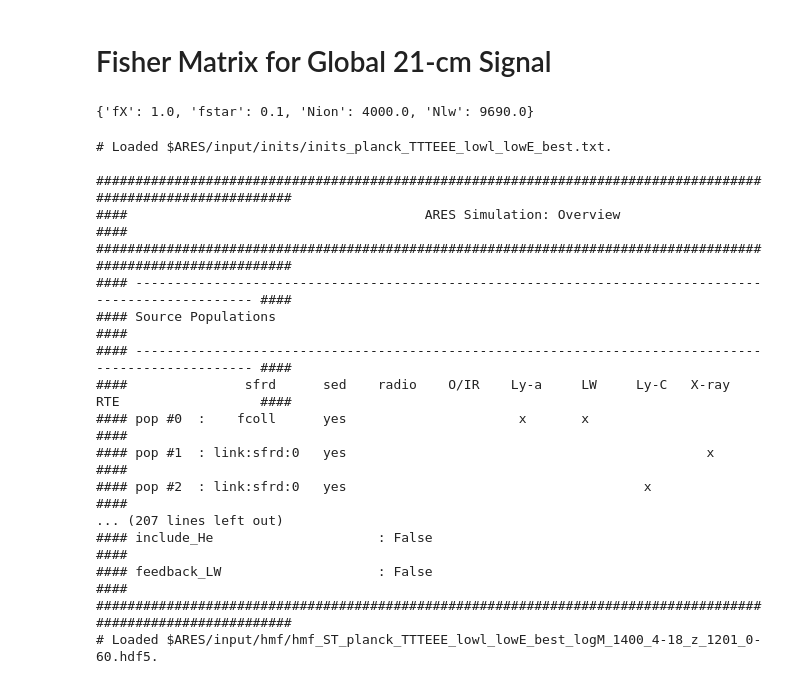
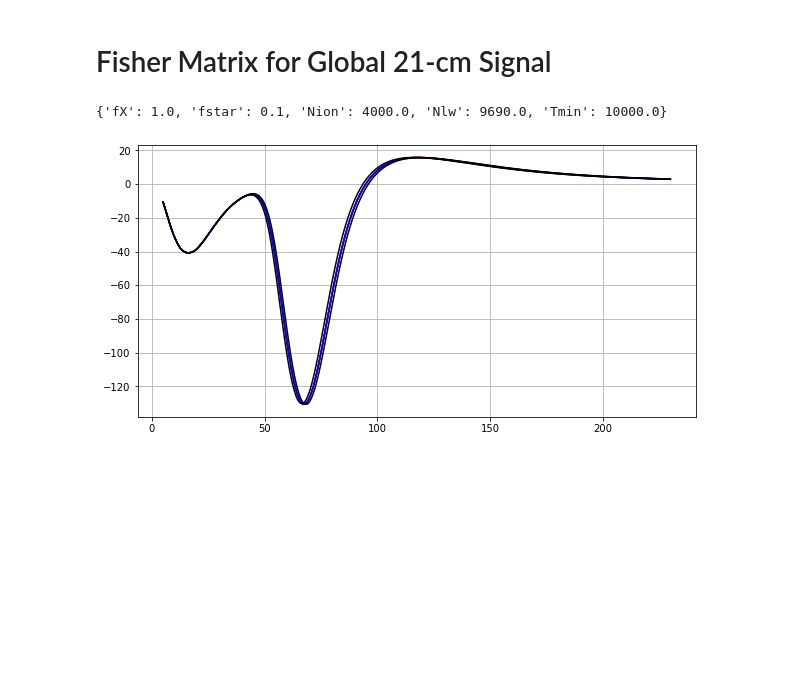
Before and after one commit to aryanrahimieh/ARES_Fisher, a Jupyter notebook: ARES_Fisher.ipynb, the cells around one changed output. Saved outputs shown, nothing was run; the diff lists cells and outputs as text; code cells hidden in the pictures; blank space fills up the shorter version.

```diff
--- a/ARES_Fisher.ipynb
+++ b/ARES_Fisher.ipynb
@@ -47,15 +47,15 @@ def Fisher_elements(der_mat, sigma):
             Fish[i,j] = np.sum(cross)
     return Fish
 # %%
-names = np.array( ['fX', 'fstar', 'Nion',  'Nlw'])
-fids = np.array([1.0, 0.1, 4000.0, 9690.0])
-steps = np.array([0.3, 0.001, 100, 100])
+names = np.array( ['fX', 'fstar', 'Nion',  'Nlw', 'Tmin'])
+fids = np.array([1.0, 0.1, 4000.0, 9690.0, 1e4])
+steps = np.array([0.1, 0.001, 100, 100, 1e3])
 par_fid = {}
 for i,name in enumerate(names):
     par_fid.update({name: fids[i]})
 print(par_fid)
 # %% [output]
-{'fX': 1.0, 'fstar': 0.1, 'Nion': 4000.0, 'Nlw': 9690.0}
+{'fX': 1.0, 'fstar': 0.1, 'Nion': 4000.0, 'Nlw': 9690.0, 'Tmin': 10000.0}
 # %%
 nu_test = np.linspace(5, 230, 1000)
 MM = nu_test
@@ -63,45 +63,33 @@ MM = np.vstack((MM,data_matrix(nu_test, par_fid)))
 
 for i,name in enumerate(names):
     parss = par_fid
-    print('1',parss)
+#     print('1',parss)
 
     parss.update({name: fids[i]+steps[i]})
-    print('2',parss)
+#     print('2',parss)
     MM = np.vstack((MM,data_matrix(nu_test, parss)))
 
     parss.update({name: fids[i]-steps[i]})
-    print('3',parss, "\n")
+#     print('3',parss, "\n")
     MM = np.vstack((MM,data_matrix(nu_test, parss)))
 
     parss.update({name: fids[i]})
 
 # np.vstack((nu_test,nu_test))
 # np.concatenate((nu_test,nu_test), axis=0)
-# %% [output]
-# Loaded $ARES/input/inits/inits_planck_TTTEEE_lowl_lowE_best.txt.
-
-##############################################################################################################
-####                                      ARES Simulation: Overview                                       ####
-##############################################################################################################
-#### ---------------------------------------------------------------------------------------------------- ####
-#### Source Populations                                                                                   ####
-#### ---------------------------------------------------------------------------------------------------- ####
-####               sfrd      sed    radio    O/IR    Ly-a     LW     Ly-C   X-ray    RTE                  ####
-#### pop #0  :    fcoll      yes                      x       x                                           ####
-#### pop #1  : link:sfrd:0   yes                                              x                           ####
-#### pop #2  : link:sfrd:0   yes                                      x                                   ####
-... (207 lines left out)
-#### include_He                     : False                                                               ####
-#### feedback_LW                    : False                                                               ####
-##############################################################################################################
-# Loaded $ARES/input/hmf/hmf_ST_planck_TTTEEE_lowl_lowE_best_logM_1400_4-18_z_1201_0-60.hdf5.
 # %%
-# plt.subplots(figsize=(10,5))
-# MM.shape
-# plt.plot(MM[0],MM[1])
-# plt.plot(MM[0],MM[2])
-# plt.plot(MM[0],MM[3])
-# plt.grid()
+plt.subplots(figsize=(10,5))
+MM.shape
+plt.plot(MM[0],MM[1])
+plt.plot(MM[0],MM[6],"r")
+plt.plot(MM[0],MM[7],"r")
+plt.plot(MM[0],MM[8],"b")
+plt.plot(MM[0],MM[9],"b")
+plt.plot(MM[0],MM[10],"k")
+plt.plot(MM[0],MM[11],"k")
+plt.grid()
+# %% [output]
+[figure, added]
 # %%
 derMM = derivative_matrix(MM, steps)
 
```
Also changed, not shown: parts of 5 cells of this notebook.
